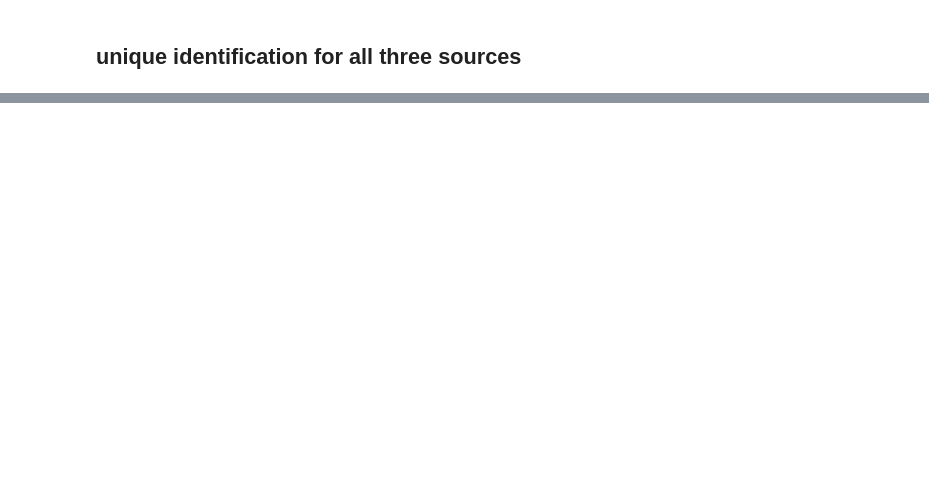
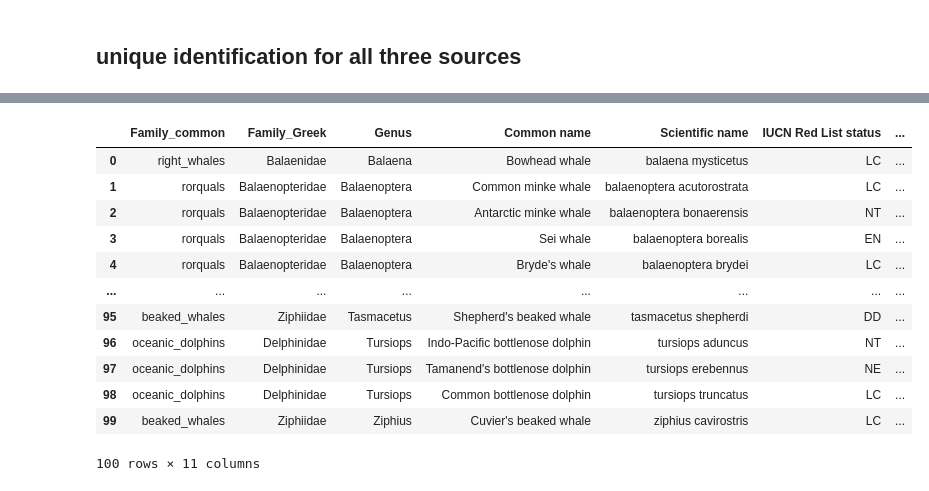
Before and after one commit to eglantine-vialaneix/WhereWereWhalesLFS, a Jupyter notebook: data_exploration.ipynb, the cells around one changed output, grey strips where cells are left out. Drawn from its saved outputs; the diff is of its cells as text; code cells hidden in the pictures; blank space fills up the shorter version.

```diff
--- a/data_exploration.ipynb
+++ b/data_exploration.ipynb
@@ -121,8 +121,10 @@ array(['Balaena Mysticetus', 'Balaenoptera Acutorostrata',
 wiki_names = list(map(lambda x: x.lower(), list(wiki_df['Scientific name'])))
 
 map_names = list(map(lambda x: x.lower(), list(map_df['scientific_name'])))
+map_names = list(set(map_names))
+print('n map names: ', len(map_names))
 
-res = list(set(wiki_names) & set(map_names))
-print(len(res))
-res
+common = [name for name in map_names if name in wiki_names]
+print('n common names map and wiki: ', len(common))
+print(common)
 # %% [output]
@@ -189,2 +183,23 @@ array(['Balaena mysticetus', 'Eubalaena glacialis', 'Eubalaena japonica',
 # %% [markdown]
 ## unique identification for all three sources
+# %%
+wiki_df_merge = wiki_df[['Family_common', 'Family_Greek', 'Genus', 'Common name',
+       'Scientific name', 'IUCN Red List status', 'Global population estimate']].copy()
+wiki_df_merge['wiki'] = 1
+wiki_df_merge['Scientific name'] = wiki_names
+
+map_df_merge = pd.DataFrame({
+    'Scientific name': map_names,  # column with your strings
+    'map': 1        # column with all values set to True
+})
+
+tree_names = list(map(lambda x: x.lower(), list(tree_df['Scientific name'])))
+tree_df_merge = pd.DataFrame({
+    'Scientific name': tree_names,  # column with your strings
+    'tree': 1        # column with all values set to True
+})
+
+
+display(wiki_df_merge.head())
+display(map_df_merge.head())
+display(tree_df_merge.head())
@@ -190,0 +225,20 @@ array(['Balaena mysticetus', 'Eubalaena glacialis', 'Eubalaena japonica',
+# %%
+merged_df = wiki_df_merge.merge(map_df_merge, how='left', on='Scientific name')
+merged_df = merged_df.merge(tree_df_merge, how='outer', on='Scientific name')
+merged_df[['wiki', 'map', 'tree']] = merged_df[['wiki', 'map', 'tree']].fillna(0)
+merged_df['unique_id'] = list(map(lambda s: s.replace(" ", "_"), list(merged_df['Scientific name'])))
+merged_df
+# %% [output]
+|  | Family_common | Family_Greek | Genus | Common name | Scientific name | IUCN Red List status | ... |
+| 0 | right_whales | Balaenidae | Balaena | Bowhead whale | balaena mysticetus | LC | ... |
+| 1 | rorquals | Balaenopteridae | Balaenoptera | Common minke whale | balaenoptera acutorostrata | LC | ... |
+| 2 | rorquals | Balaenopteridae | Balaenoptera | Antarctic minke whale | balaenoptera bonaerensis | NT | ... |
+| 3 | rorquals | Balaenopteridae | Balaenoptera | Sei whale | balaenoptera borealis | EN | ... |
+| 4 | rorquals | Balaenopteridae | Balaenoptera | Bryde's whale | balaenoptera brydei | LC | ... |
+| ... | ... | ... | ... | ... | ... | ... | ... |
+| 95 | beaked_whales | Ziphiidae | Tasmacetus | Shepherd's beaked whale | tasmacetus shepherdi | DD | ... |
+| 96 | oceanic_dolphins | Delphinidae | Tursiops | Indo-Pacific bottlenose dolphin | tursiops aduncus | NT | ... |
+| 97 | oceanic_dolphins | Delphinidae | Tursiops | Tamanend's bottlenose dolphin | tursiops erebennus | NE | ... |
+| 98 | oceanic_dolphins | Delphinidae | Tursiops | Common bottlenose dolphin | tursiops truncatus | LC | ... |
+| 99 | beaked_whales | Ziphiidae | Ziphius | Cuvier's beaked whale | ziphius cavirostris | LC | ... |
+100 rows × 11 columns
```
Also changed, not shown: parts of 5 cells of this notebook, 13 other files.
